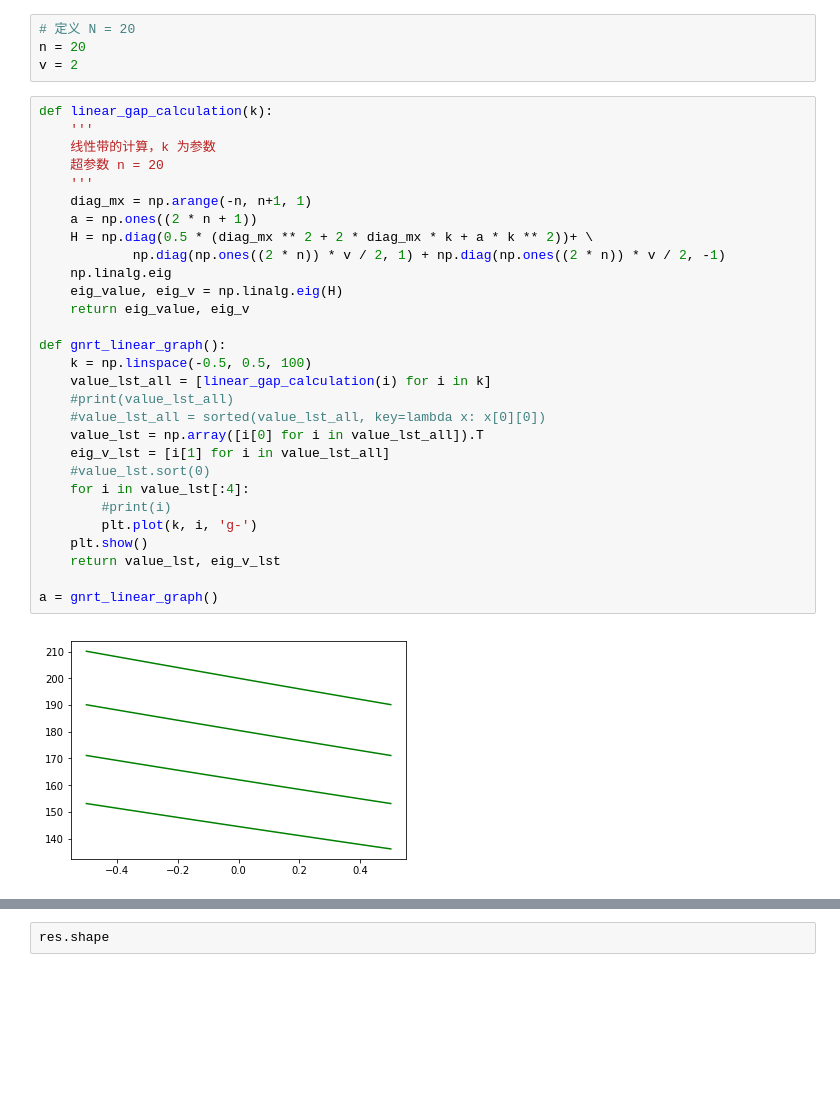
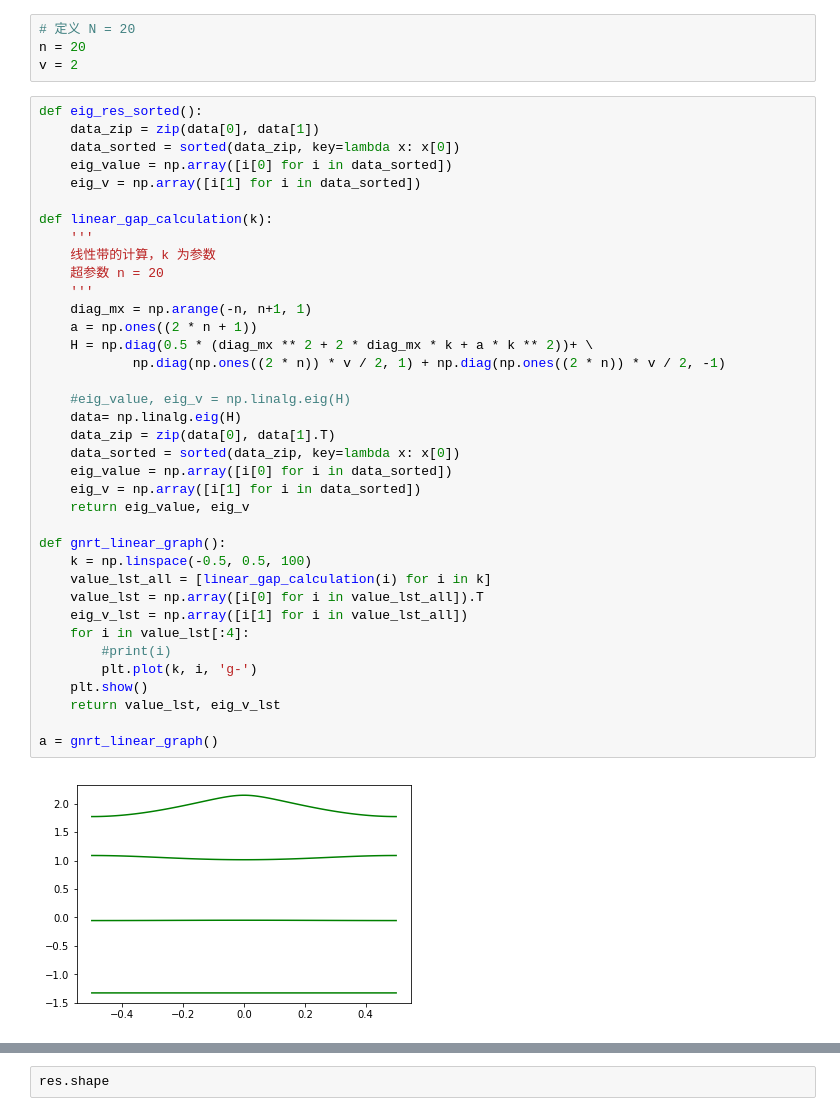
Before and after one commit to xuleichao/SolitonSolver, a Jupyter notebook: fsolver.ipynb, the cells around one changed output, grey strips where cells are left out. Cells and saved outputs as stored; diff of their text form; blank space fills up the shorter version.

```diff
--- a/fsolver.ipynb
+++ b/fsolver.ipynb
@@ -102,33 +102,41 @@ H=diag(0.5*((-N:N).^2+2*(-N:N).*0+ones(1,1:2*N+1)*0^2))+diag(ones(1,2*N)*v/2,1)+
 n = 20
 v = 2
 # %%
+def eig_res_sorted():
+    data_zip = zip(data[0], data[1])
+    data_sorted = sorted(data_zip, key=lambda x: x[0])
+    eig_value = np.array([i[0] for i in data_sorted])
+    eig_v = np.array([i[1] for i in data_sorted])
+
 def linear_gap_calculation(k):
     '''
     线性带的计算，k 为参数
     超参数 n = 20
     '''
     diag_mx = np.arange(-n, n+1, 1)
     a = np.ones((2 * n + 1))
     H = np.diag(0.5 * (diag_mx ** 2 + 2 * diag_mx * k + a * k ** 2))+ \
             np.diag(np.ones((2 * n)) * v / 2, 1) + np.diag(np.ones((2 * n)) * v / 2, -1)
-    np.linalg.eig
-    eig_value, eig_v = np.linalg.eig(H)
+
+    #eig_value, eig_v = np.linalg.eig(H)
+    data= np.linalg.eig(H)
+    data_zip = zip(data[0], data[1].T)
+    data_sorted = sorted(data_zip, key=lambda x: x[0])
+    eig_value = np.array([i[0] for i in data_sorted])
+    eig_v = np.array([i[1] for i in data_sorted])
     return eig_value, eig_v
 
 def gnrt_linear_graph():
     k = np.linspace(-0.5, 0.5, 100)
     value_lst_all = [linear_gap_calculation(i) for i in k]
-    #print(value_lst_all)
-    #value_lst_all = sorted(value_lst_all, key=lambda x: x[0][0])
     value_lst = np.array([i[0] for i in value_lst_all]).T
-    eig_v_lst = [i[1] for i in value_lst_all]
-    #value_lst.sort(0)
+    eig_v_lst = np.array([i[1] for i in value_lst_all])
     for i in value_lst[:4]:
         #print(i)
         plt.plot(k, i, 'g-')
     plt.show()
     return value_lst, eig_v_lst
 
 a = gnrt_linear_graph()
 # %% [output]
-[figure, old version]
+[figure, new version]
```
Also changed, not shown: parts of 8 cells of this notebook.
